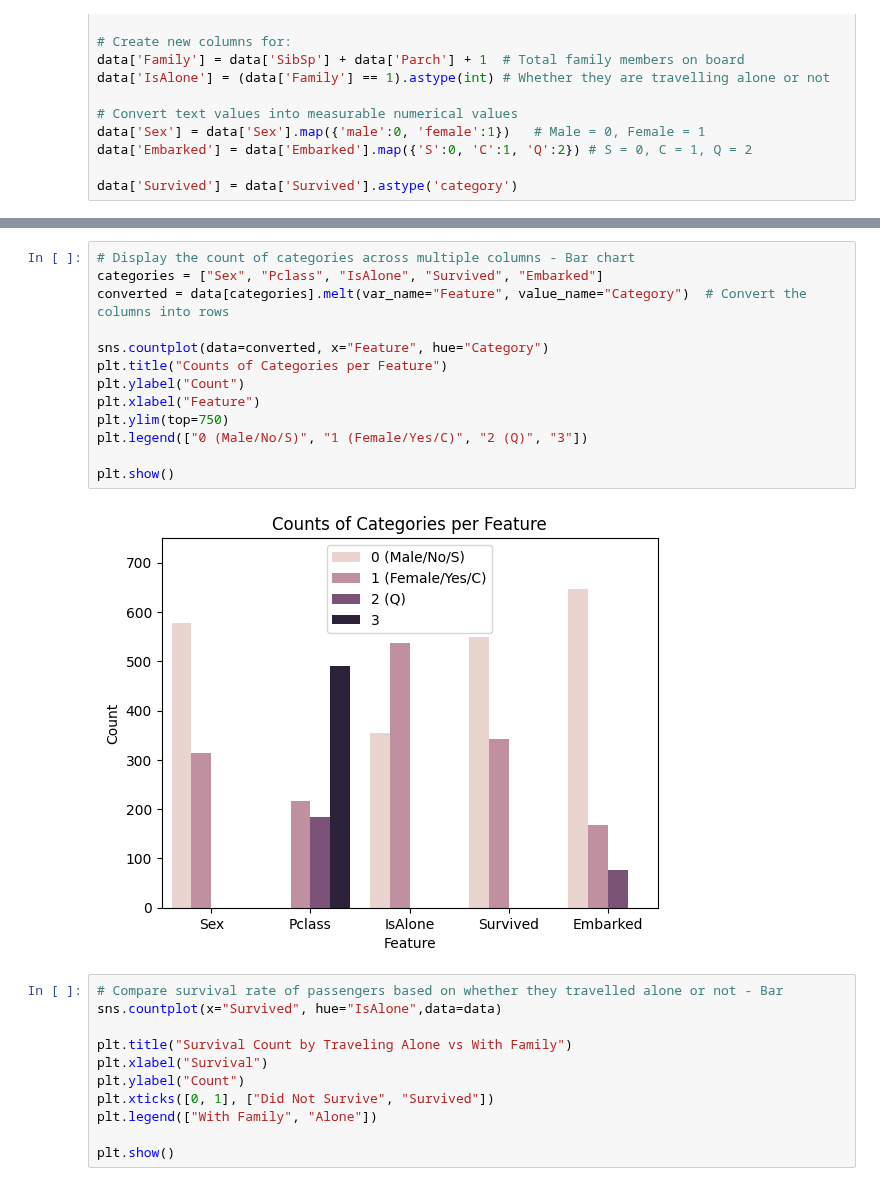
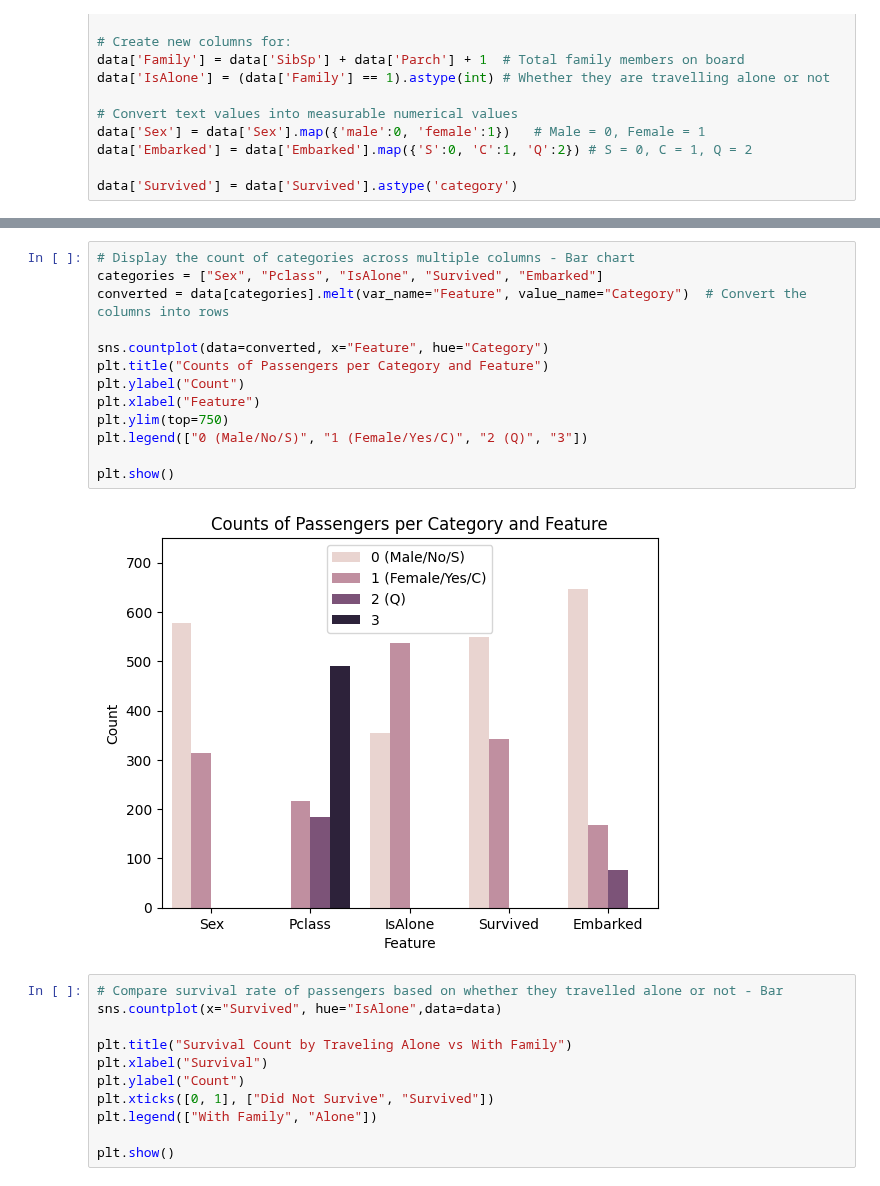
Before and after one commit to MaharLeika18/Data-Mining---Python, a Jupyter notebook: titanic.ipynb, the cells around one changed output, grey strips where cells are left out. Cells and saved outputs as stored; diff of their text form.

```diff
--- a/titanic.ipynb
+++ b/titanic.ipynb
@@ -66,18 +66,18 @@ max      2.000000   11.000000    1.000000
 # %%
 # Display the count of categories across multiple columns - Bar chart
 categories = ["Sex", "Pclass", "IsAlone", "Survived", "Embarked"]
 converted = data[categories].melt(var_name="Feature", value_name="Category")  # Convert the columns into rows
 
 sns.countplot(data=converted, x="Feature", hue="Category")
-plt.title("Counts of Categories per Feature")
+plt.title("Counts of Passengers per Category and Feature")
 plt.ylabel("Count")
 plt.xlabel("Feature")
 plt.ylim(top=750)
 plt.legend(["0 (Male/No/S)", "1 (Female/Yes/C)", "2 (Q)", "3"])
 
 plt.show()
 # %% [output]
-[figure, old version]
+[figure, new version]
 # %%
 # Compare survival rate of passengers based on whether they travelled alone or not - Bar
 sns.countplot(x="Survived", hue="IsAlone",data=data)
```
Also changed, not shown: parts of 6 cells of this notebook.
